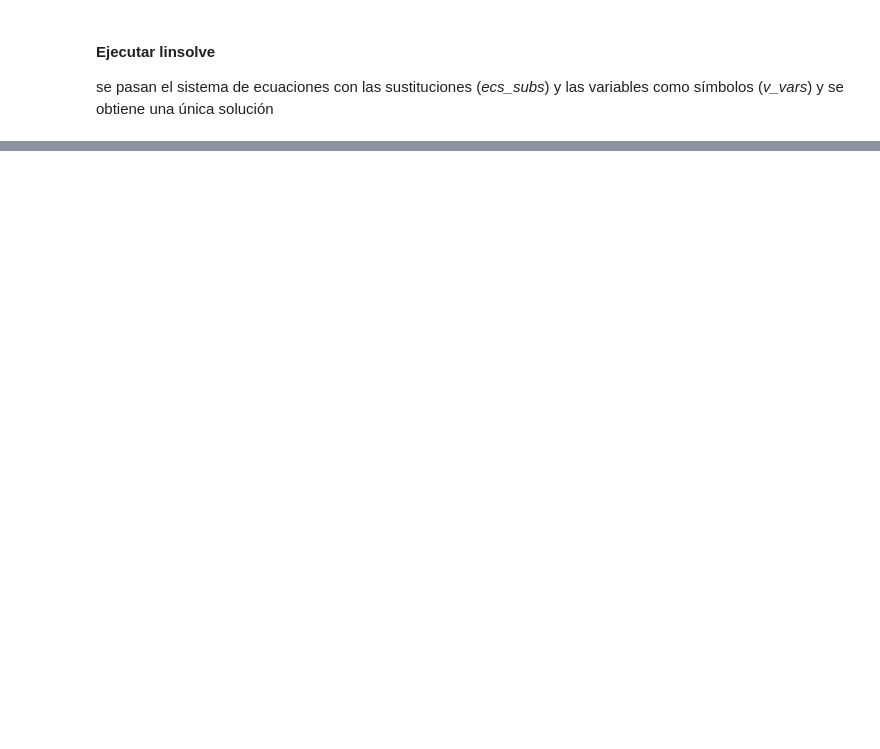
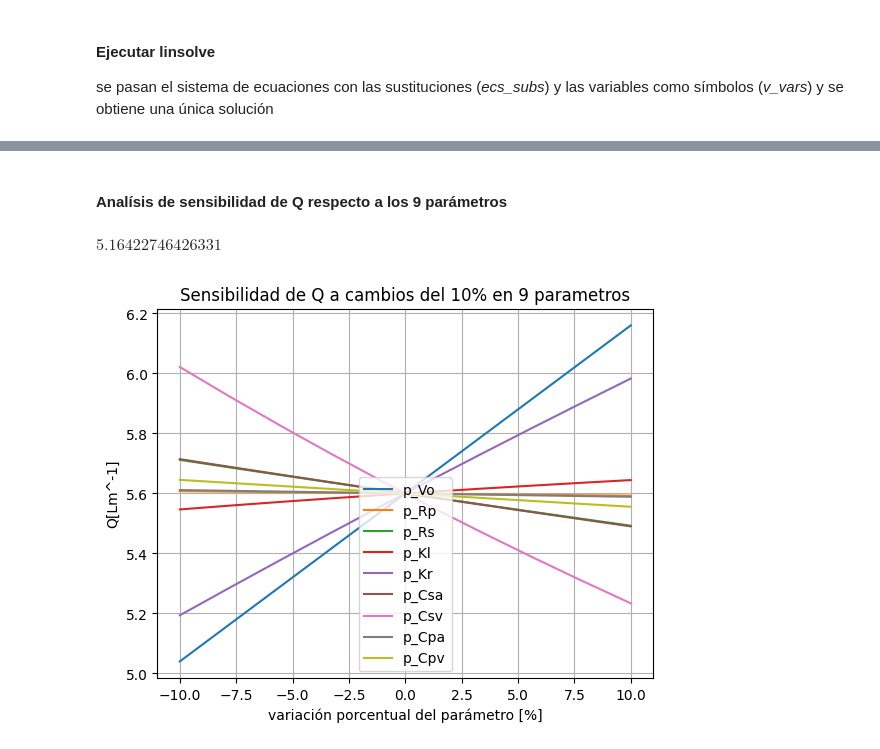
Before and after one commit to hxdvka/MiBio, a Jupyter notebook: FisioLab/cardio1/cardio_1.ipynb, the cells around one changed output, grey strips where cells are left out. Cells and saved outputs as stored; diff of their text form; code cells hidden in the pictures; blank space fills up the shorter version.

```diff
--- a/FisioLab/cardio1/cardio_1.ipynb
+++ b/FisioLab/cardio1/cardio_1.ipynb
@@ -47,8 +50,9 @@ eq7 = v_Q * (p_Csa / p_Kr  + p_Csa * p_Rs ) - v_Vsa
 eq8 = v_Q * (p_Cpa / p_Kl  + p_Cpa * p_Rp ) - v_Vpa
 eq9 = v_Vsa + v_Vsv + v_Vpa + v_Vpv - p_Vo
 # %%
-f_sub = lambda f : f.subs(subDict)
+f_sub = lambda f,subDict : f.subs(subDict)
+f_sub_aux = lambda fs,subDict : map(f_sub ,fs , itertools.repeat(subDict))
 
 ecs = [ eq1 , eq2 , eq3 , eq4 , eq5 , eq6 , eq7 , eq8 , eq9 ]
 
-ecs_subs = list(map(f_sub, ecs))
+ecs_subs = list(map( functools.partial(f_sub,subDict = subDict), ecs))
@@ -63,0 +88,50 @@ $\displaystyle \left\{\left( 0.99995798576527, \  3.49985295017845, \  0.1002058
+# %% [markdown]
+#### Analísis de sensibilidad de Q respecto a los 9 parámetros
+# %%
+parvalsm = [0.9*x for x in parvals]
+parvalsM = [1.1*x for x in parvals]
+parvalIntervals = zip(parvalsm,parvalsM)
+parLinspace = map(lambda i : np.linspace(*i, 10) , parvalIntervals  )
+sakuya = {x:y for x,y in zip(params , parLinspace) } #dict relating param symbol : array of value
+#def varParamQ( param , values ):
+#from previous ecs returns list of Q values associated to param
+# %%
+#update base vals -> vals
+#evaluate Q for param 0 with value 1
+map()
+auxDicc = {**subDict , params[0]:sakuya[params[0]][1]}
+ecs_aux = list(map( functools.partial( f_sub , subDict = auxDicc) , ecs ))
+solution, = linsolve( ecs_aux ,v_vars)
+solution[8] #this is Q
+# %% [output]
+$\displaystyle 5.16422746426331$
+# %%
+def param2Q( p_sym ):
+    auxDiccs = map(lambda v :  {**subDict , p_sym:v} , sakuya[p_sym])
+    aux_ecs = map( f_sub_aux , itertools.repeat(ecs) , auxDiccs )
+    #aux_ecs = list(map( functools.partial( f_sub , subDict = auxDicc) , ecs ))
+#    print(list(k) for k in (aux_ecs))
+    solutions = map ( lambda ec : linsolve(list(ec), v_vars) , aux_ecs )
+    return list(map(lambda s : list(s)[0][8] , solutions) )#this is Q_{p,v}
+
+
+param2Q(params[0])
+sensibility_data = {x:y for x,y in zip(params, map(param2Q , params))}
+# %%
+xval = np.linspace(-10,10, 10)
+
+fig = plt.subplot(111)
+plt.title('Sensibilidad de Q a cambios del 10% en 9 parametros')
+plt.grid(visible=True)
+fig.set_ylabel("Q[Lm^-1]")
+fig.set_xlabel("variación porcentual del parámetro [%]")
+list(map(lambda yval : plt.plot( xval ,yval) ,(sensibility_data.values())))
+plt.legend(params,loc=8)
+#plt.savefig("sensibilidad Q")
+plt.show()
+
+
+
+#sensibility_data
+# %% [output]
+[figure, added]
```
Also changed, not shown: parts of 5 cells of this notebook, 1 other file.
